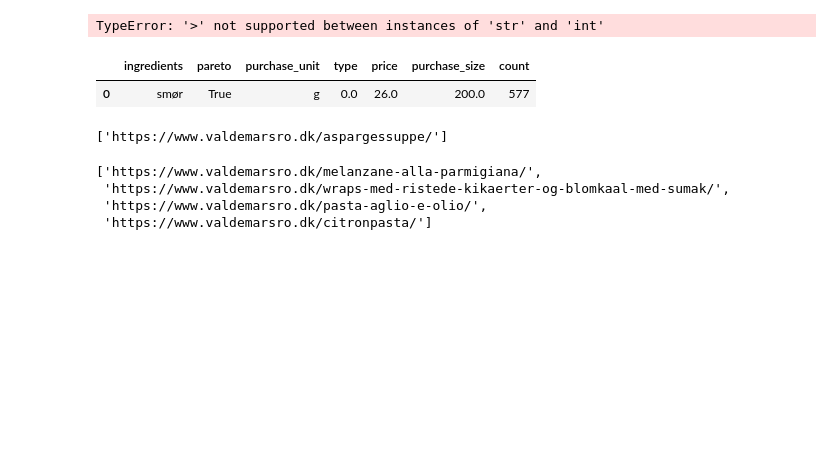
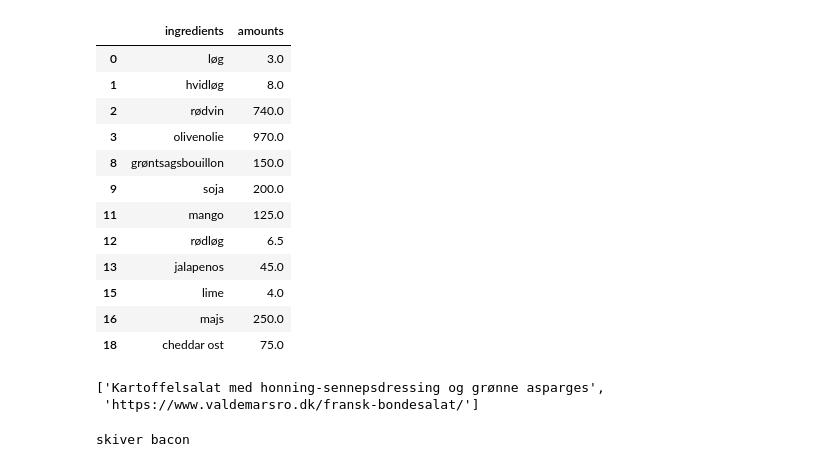
Before and after one commit to Norris36/paideia, a Jupyter notebook: meal_prep/meal_calculation.ipynb, the cells around one changed output. Drawn from its saved outputs; the diff is of its cells as text; code cells hidden in the pictures; blank space fills up the shorter version.

```diff
--- a/meal_prep/meal_calculation.ipynb
+++ b/meal_prep/meal_calculation.ipynb
@@ -191,18 +70,0 @@ pantry
-# %%
-price_cap = 400
-test_var = True
-local_urls = ['https://www.valdemarsro.dk/fransk-bondesalat/']
-
-fridge = pd.DataFrame(columns=['ingredients', 'amounts'])
-fridge.loc[0] = ['olivenolie',  990]
-
-test_df = calculate_cost_of_urls(local_urls)
-
-test_df
-# %% [output]
-TypeError: '>' not supported between instances of 'str' and 'int'
-# %%
-ingredients_df[ingredients_df.ingredients == 'smør']
-# %% [output]
-|  | ingredients | pareto | purchase_unit | type | price | purchase_size | count |
-| 0 | smør | True | g | 0.0 | 26.0 | 200.0 | 577 |
@@ -241,4 +70,0 @@ local_urls = recipes[(recipes.dinner == True) & (recipes.vegeterian == True)].so
-# %%
-local_urls
-# %% [output]
-['https://www.valdemarsro.dk/aspargessuppe/']
@@ -257,7 +71,20 @@ gpt_test[['ingredients', 'remaining', 'purchase_unit']].to_clipboard(index=False
-# %%
-local_urls
-# %% [output]
-['https://www.valdemarsro.dk/melanzane-alla-parmigiana/',
- 'https://www.valdemarsro.dk/wraps-med-ristede-kikaerter-og-blomkaal-med-sumak/',
- 'https://www.valdemarsro.dk/pasta-aglio-e-olio/',
- 'https://www.valdemarsro.dk/citronpasta/']
+# %%
+fridge = pd.read_clipboard()
+fridge.columns = ['ingredients', 'amounts']
+fridge = fridge[fridge.amounts > 0]
+
+fridge
+# %% [output]
+|  | ingredients | amounts |
+| 0 | løg | 3.0 |
+| 1 | hvidløg | 8.0 |
+| 2 | rødvin | 740.0 |
+| 3 | olivenolie | 970.0 |
+| 8 | grøntsagsbouillon | 150.0 |
+| 9 | soja | 200.0 |
+| 11 | mango | 125.0 |
+| 12 | rødløg | 6.5 |
+| 13 | jalapenos | 45.0 |
+| 15 | lime | 4.0 |
+| 16 | majs | 250.0 |
+| 18 | cheddar ost | 75.0 |
@@ -264,2 +93,11 @@ local_urls
+# %%
+urls
+# %% [output]
+['Kartoffelsalat med honning-sennepsdressing og grønne asparges',
+ 'https://www.valdemarsro.dk/fransk-bondesalat/']
+# %%
+test = calculate_cost_of_urls([urls[1]])
+# %% [output]
+skiver bacon
 # %%
 # %% [output]
```
Also changed, not shown: parts of 43 cells of this notebook, 15 other files.
